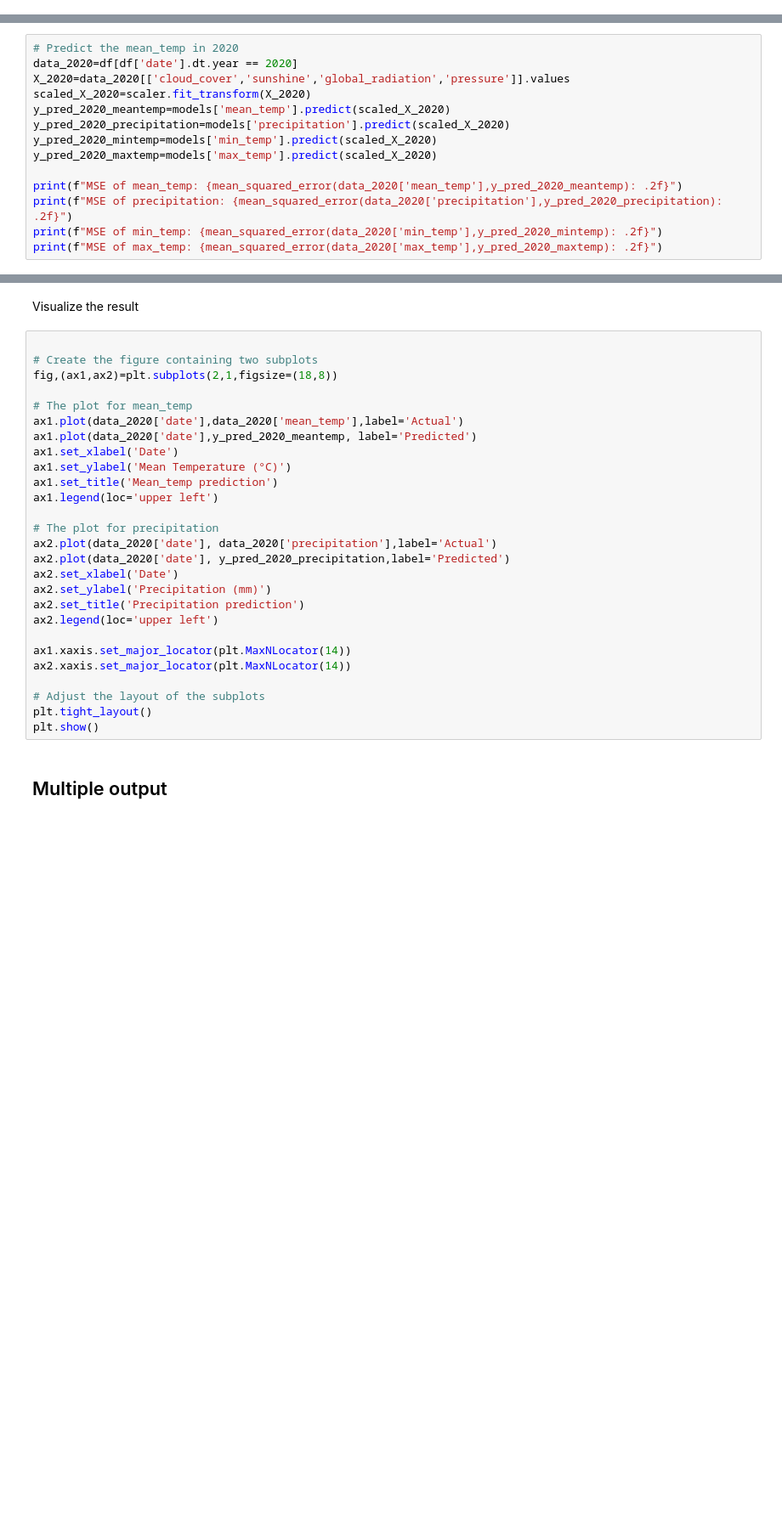
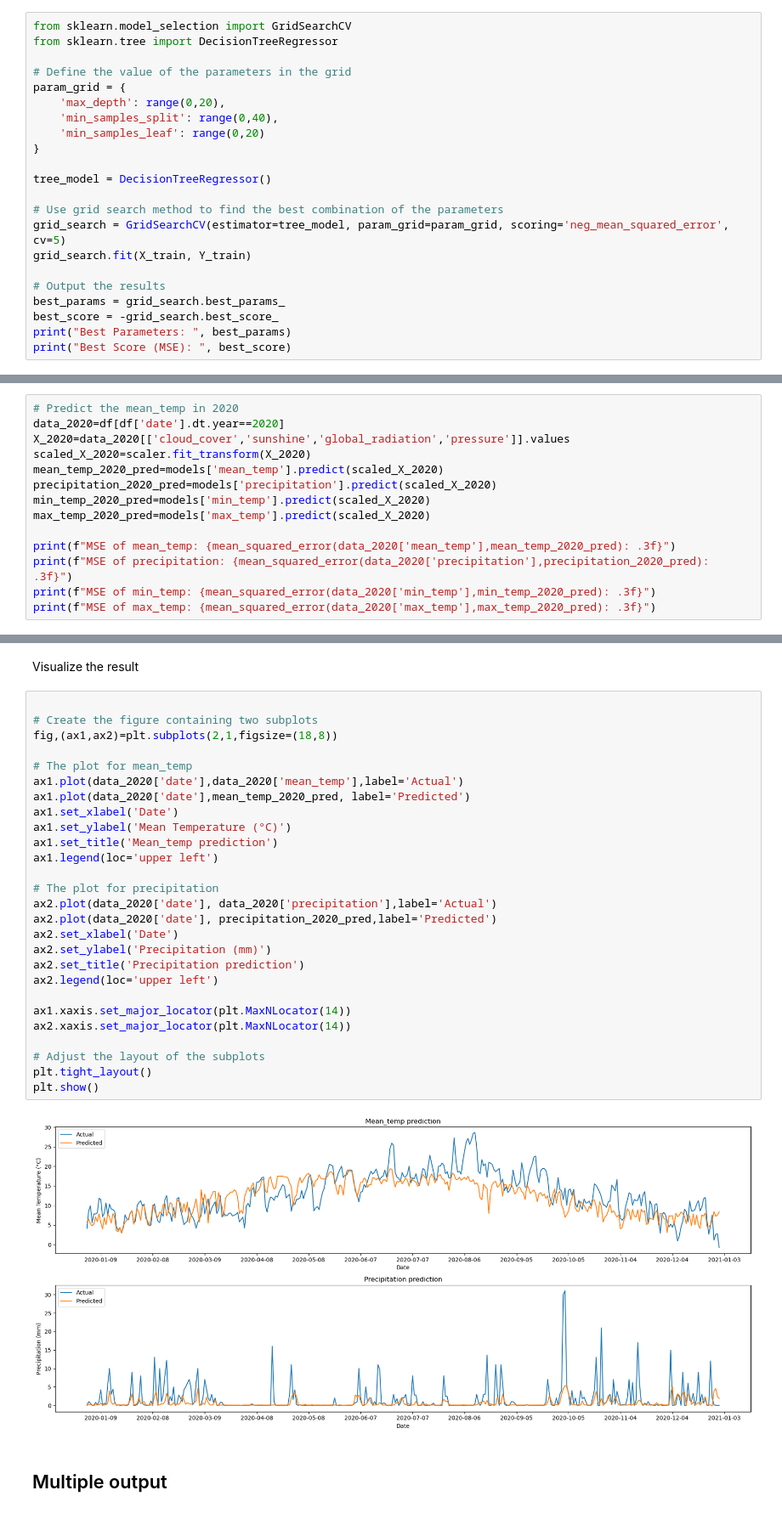
Before and after one commit to xiaoma052023/FinalProject, a Jupyter notebook: Code/ShortTerm_Machine_Learning_Models.ipynb, the cells around one changed output, grey strips where cells are left out. Shown at 85% size. Drawn from its saved outputs; the diff is of its cells as text; blank space fills up the shorter version.

```diff
--- a/Code/ShortTerm_Machine_Learning_Models.ipynb
+++ b/Code/ShortTerm_Machine_Learning_Models.ipynb
@@ -41,0 +44,22 @@ models={
+# %%
+from sklearn.model_selection import GridSearchCV
+from sklearn.tree import DecisionTreeRegressor
+
+# Define the value of the parameters in the grid
+param_grid = {
+    'max_depth': range(0,20),
+    'min_samples_split': range(0,40),
+    'min_samples_leaf': range(0,20)
+}
+
+tree_model = DecisionTreeRegressor()
+
+# Use grid search method to find the best combination of the parameters
+grid_search = GridSearchCV(estimator=tree_model, param_grid=param_grid, scoring='neg_mean_squared_error', cv=5)
+grid_search.fit(X_train, Y_train)
+
+# Output the results
+best_params = grid_search.best_params_
+best_score = -grid_search.best_score_
+print("Best Parameters: ", best_params)
+print("Best Score (MSE): ", best_score)
@@ -87,16 +166,16 @@ MSE of max_temp prediction:  17.57
 Predict the data in 2020
 # %%
 # Predict the mean_temp in 2020
-data_2020=df[df['date'].dt.year == 2020]
+data_2020=df[df['date'].dt.year==2020]
 X_2020=data_2020[['cloud_cover','sunshine','global_radiation','pressure']].values
 scaled_X_2020=scaler.fit_transform(X_2020)
-y_pred_2020_meantemp=models['mean_temp'].predict(scaled_X_2020)
-y_pred_2020_precipitation=models['precipitation'].predict(scaled_X_2020)
-y_pred_2020_mintemp=models['min_temp'].predict(scaled_X_2020)
-y_pred_2020_maxtemp=models['max_temp'].predict(scaled_X_2020)
+mean_temp_2020_pred=models['mean_temp'].predict(scaled_X_2020)
+precipitation_2020_pred=models['precipitation'].predict(scaled_X_2020)
+min_temp_2020_pred=models['min_temp'].predict(scaled_X_2020)
+max_temp_2020_pred=models['max_temp'].predict(scaled_X_2020)
 
-print(f"MSE of mean_temp: {mean_squared_error(data_2020['mean_temp'],y_pred_2020_meantemp): .2f}")
-print(f"MSE of precipitation: {mean_squared_error(data_2020['precipitation'],y_pred_2020_precipitation): .2f}")
-print(f"MSE of min_temp: {mean_squared_error(data_2020['min_temp'],y_pred_2020_mintemp): .2f}")
-print(f"MSE of max_temp: {mean_squared_error(data_2020['max_temp'],y_pred_2020_maxtemp): .2f}")
+print(f"MSE of mean_temp: {mean_squared_error(data_2020['mean_temp'],mean_temp_2020_pred): .3f}")
+print(f"MSE of precipitation: {mean_squared_error(data_2020['precipitation'],precipitation_2020_pred): .3f}")
+print(f"MSE of min_temp: {mean_squared_error(data_2020['min_temp'],min_temp_2020_pred): .3f}")
+print(f"MSE of max_temp: {mean_squared_error(data_2020['max_temp'],max_temp_2020_pred): .3f}")
 # %% [output]
@@ -109,30 +188,32 @@ Visualize the result
 # %%
 
 # Create the figure containing two subplots
 fig,(ax1,ax2)=plt.subplots(2,1,figsize=(18,8))
 
 # The plot for mean_temp
 ax1.plot(data_2020['date'],data_2020['mean_temp'],label='Actual')
-ax1.plot(data_2020['date'],y_pred_2020_meantemp, label='Predicted')
+ax1.plot(data_2020['date'],mean_temp_2020_pred, label='Predicted')
 ax1.set_xlabel('Date')
 ax1.set_ylabel('Mean Temperature (°C)')
 ax1.set_title('Mean_temp prediction')
 ax1.legend(loc='upper left')
 
 # The plot for precipitation
 ax2.plot(data_2020['date'], data_2020['precipitation'],label='Actual')
-ax2.plot(data_2020['date'], y_pred_2020_precipitation,label='Predicted')
+ax2.plot(data_2020['date'], precipitation_2020_pred,label='Predicted')
 ax2.set_xlabel('Date')
 ax2.set_ylabel('Precipitation (mm)')
 ax2.set_title('Precipitation prediction')
 ax2.legend(loc='upper left')
 
 ax1.xaxis.set_major_locator(plt.MaxNLocator(14))
 ax2.xaxis.set_major_locator(plt.MaxNLocator(14))
 
 # Adjust the layout of the subplots
 plt.tight_layout()
 plt.show()
+# %% [output]
+[figure, added]
 # %% [markdown]
 ## Multiple output
 # %% [markdown]
```
Also changed, not shown: parts of 8 cells of this notebook, 1 other file.
